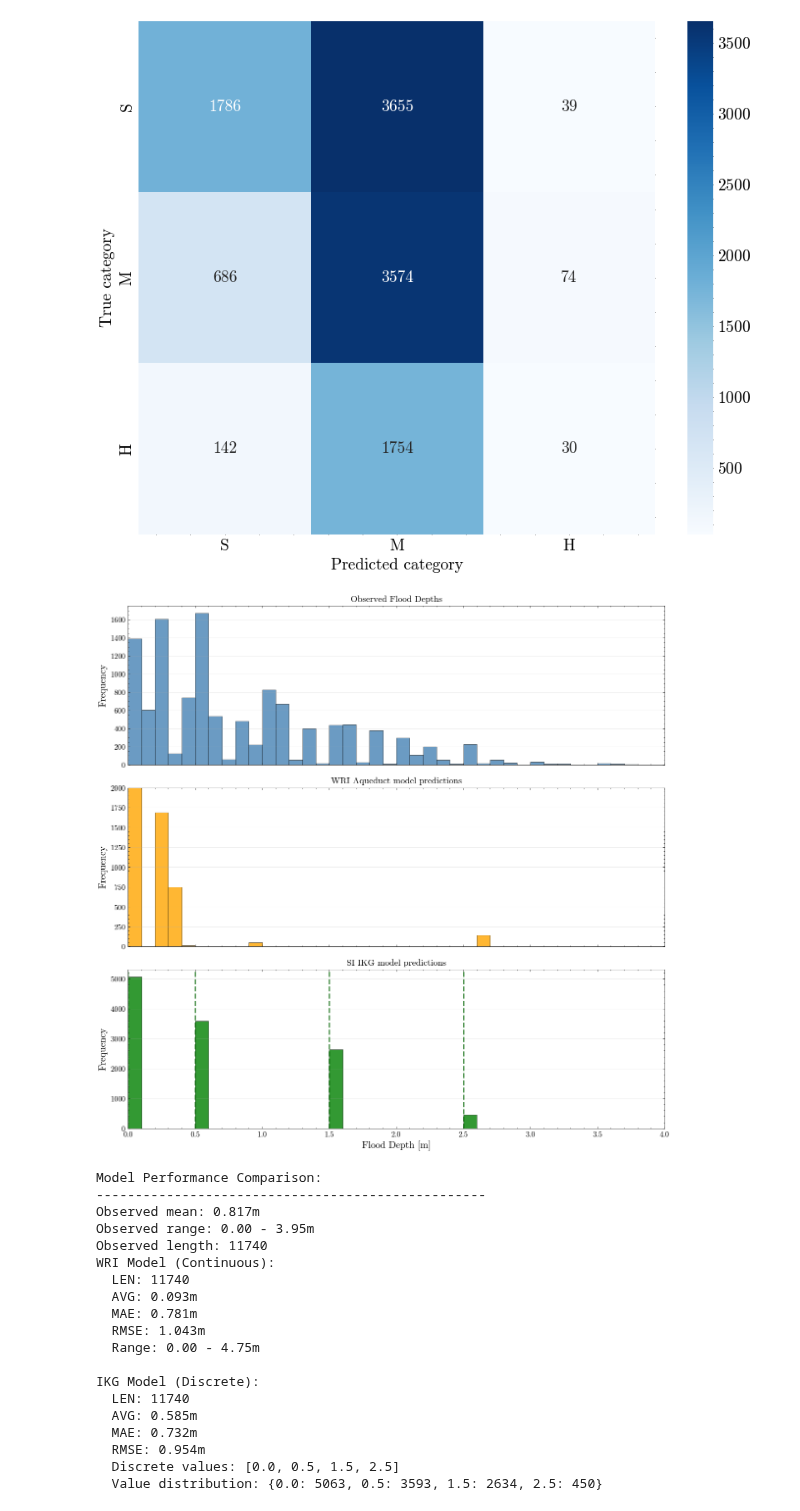
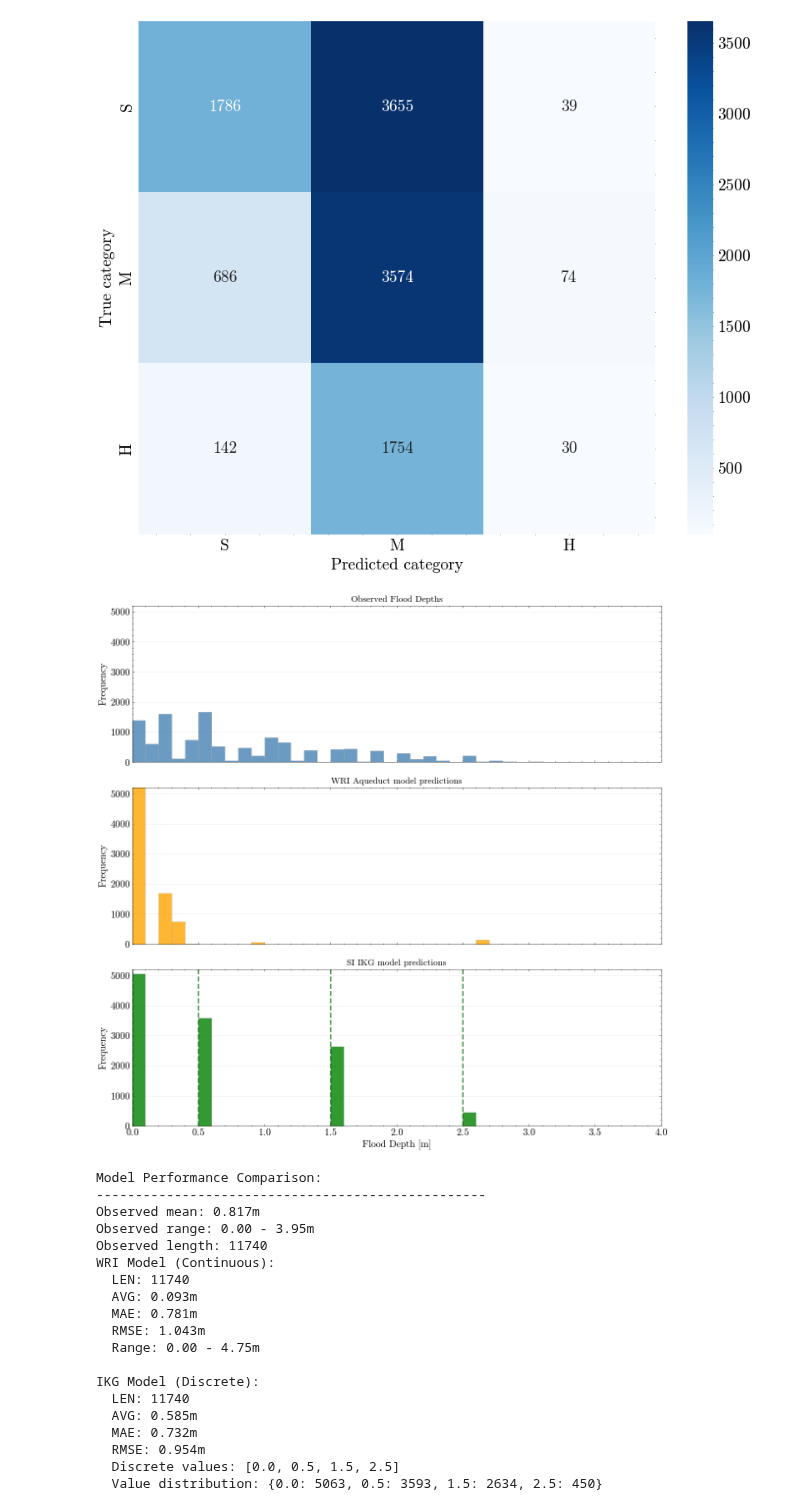
Before and after one commit to KubeljK/cvar-masters, a Jupyter notebook: notebooks/009-kk-compare-flood-depths-model-results.ipynb, the cells around one changed output. Cells and saved outputs as stored; diff of their text form; code cells hidden in the pictures.

```diff
--- a/notebooks/009-kk-compare-flood-depths-model-results.ipynb
+++ b/notebooks/009-kk-compare-flood-depths-model-results.ipynb
@@ -979,7 +979,10 @@ for ax in [ax1, ax2, ax3]:
     ax.set_xlim(0, 4)
     ax.set_xticks(np.arange(0, 4.5, 0.5))
 
-ax2.set_ylim(0, 2000)
+_ylim = 5200
+ax1.set_ylim(0, _ylim)
+ax2.set_ylim(0, _ylim)
+ax3.set_ylim(0, _ylim)
 
 # plt.suptitle("Comparison of Flood Depth Distributions: Observed vs. WRI vs. IKG at RP100",
 #              fontsize=16, fontweight='bold', y=0.98)
@@ -996,34 +999,34 @@ wri_pred = df["predicted_wri_depth"]
 ikg_pred = df["predicted_si_depth"]
 
 from sklearn.metrics import mean_absolute_error, mean_squared_error
 import numpy as np
 
 # Calculate metrics
 wri_mae = mean_absolute_error(observed, wri_pred)
 wri_rmse = np.sqrt(mean_squared_error(observed, wri_pred))
 ikg_mae = mean_absolute_error(observed, ikg_pred)
 ikg_rmse = np.sqrt(mean_squared_error(observed, ikg_pred))
 
 print(f"Observed mean: {observed.mean():.3f}m")
 print(f"Observed range: {observed.min():.2f} - {observed.max():.2f}m")
 print(f"Observed length: {len(observed)}")
 
 print(f"WRI Model (Continuous):")
 print(f"  LEN: {len(wri_pred)}")
 print(f"  AVG: {wri_pred.mean():.3f}m")
 print(f"  MAE: {wri_mae:.3f}m")
 print(f"  RMSE: {wri_rmse:.3f}m")
 print(f"  Range: {wri_pred.min():.2f} - {wri_pred.max():.2f}m")
 
 print(f"\nIKG Model (Discrete):")
 print(f"  LEN: {len(ikg_pred)}")
 print(f"  AVG: {ikg_pred.mean():.3f}m")
 print(f"  MAE: {ikg_mae:.3f}m")
 print(f"  RMSE: {ikg_rmse:.3f}m")
 print(f"  Discrete values: {unique_values}")
 print(f"  Value distribution: {dict(df['predicted_si_depth'].value_counts().sort_index())}")
 # %% [output]
-[figure, old version]
+[figure, new version]
 Model Performance Comparison:
 --------------------------------------------------
 Observed mean: 0.817m
```
Also changed, not shown: 2 other files.
